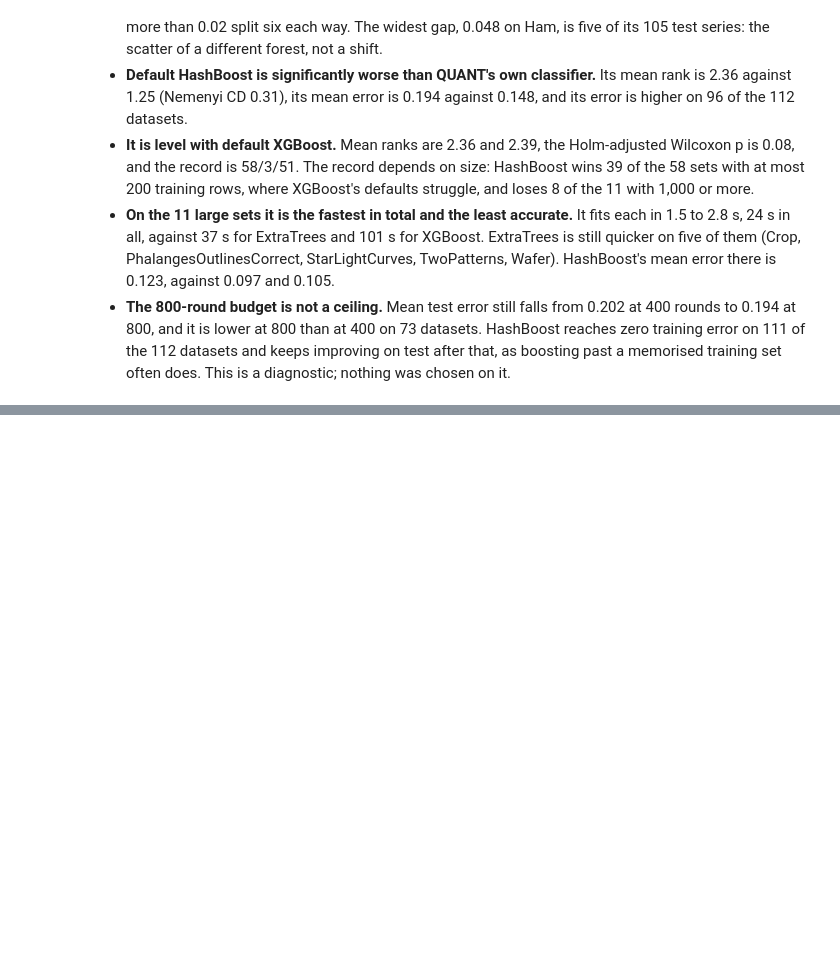
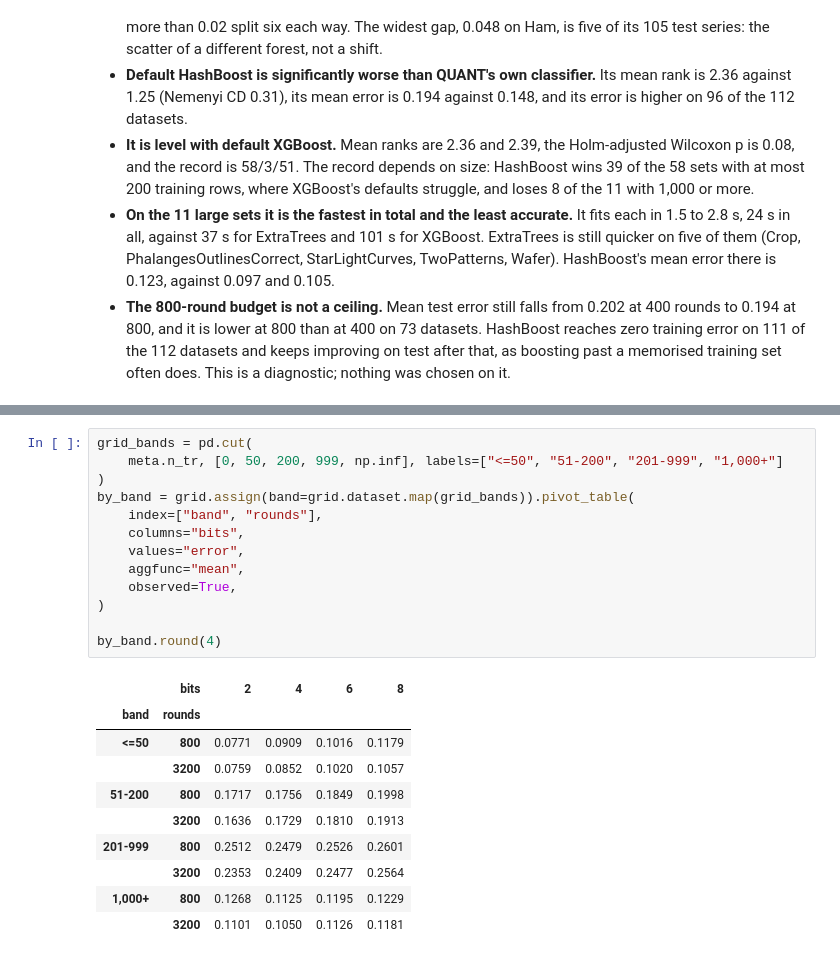
Before and after one commit to minip8/FIT2082, a Jupyter notebook: notebooks/ucr.ipynb, the cells around one changed output, grey strips where cells are left out. Cells and saved outputs as stored; diff of their text form; blank space fills up the shorter version.

```diff
--- a/notebooks/ucr.ipynb
+++ b/notebooks/ucr.ipynb
@@ -764,0 +913,24 @@ These are one run per dataset, at commit `84ac59c`.
+# %%
+grid_bands = pd.cut(
+    meta.n_tr, [0, 50, 200, 999, np.inf], labels=["<=50", "51-200", "201-999", "1,000+"]
+)
+by_band = grid.assign(band=grid.dataset.map(grid_bands)).pivot_table(
+    index=["band", "rounds"],
+    columns="bits",
+    values="error",
+    aggfunc="mean",
+    observed=True,
+)
+
+by_band.round(4)
+# %% [output]
+|  | bits | 2 | 4 | 6 | 8 |
+| band | rounds |  |  |  |  |
+| <=50 | 800 | 0.0771 | 0.0909 | 0.1016 | 0.1179 |
+|  | 3200 | 0.0759 | 0.0852 | 0.1020 | 0.1057 |
+| 51-200 | 800 | 0.1717 | 0.1756 | 0.1849 | 0.1998 |
+|  | 3200 | 0.1636 | 0.1729 | 0.1810 | 0.1913 |
+| 201-999 | 800 | 0.2512 | 0.2479 | 0.2526 | 0.2601 |
+|  | 3200 | 0.2353 | 0.2409 | 0.2477 | 0.2564 |
+| 1,000+ | 800 | 0.1268 | 0.1125 | 0.1195 | 0.1229 |
+|  | 3200 | 0.1101 | 0.1050 | 0.1126 | 0.1181 |
```
Also changed, not shown: parts of 14 cells of this notebook.
